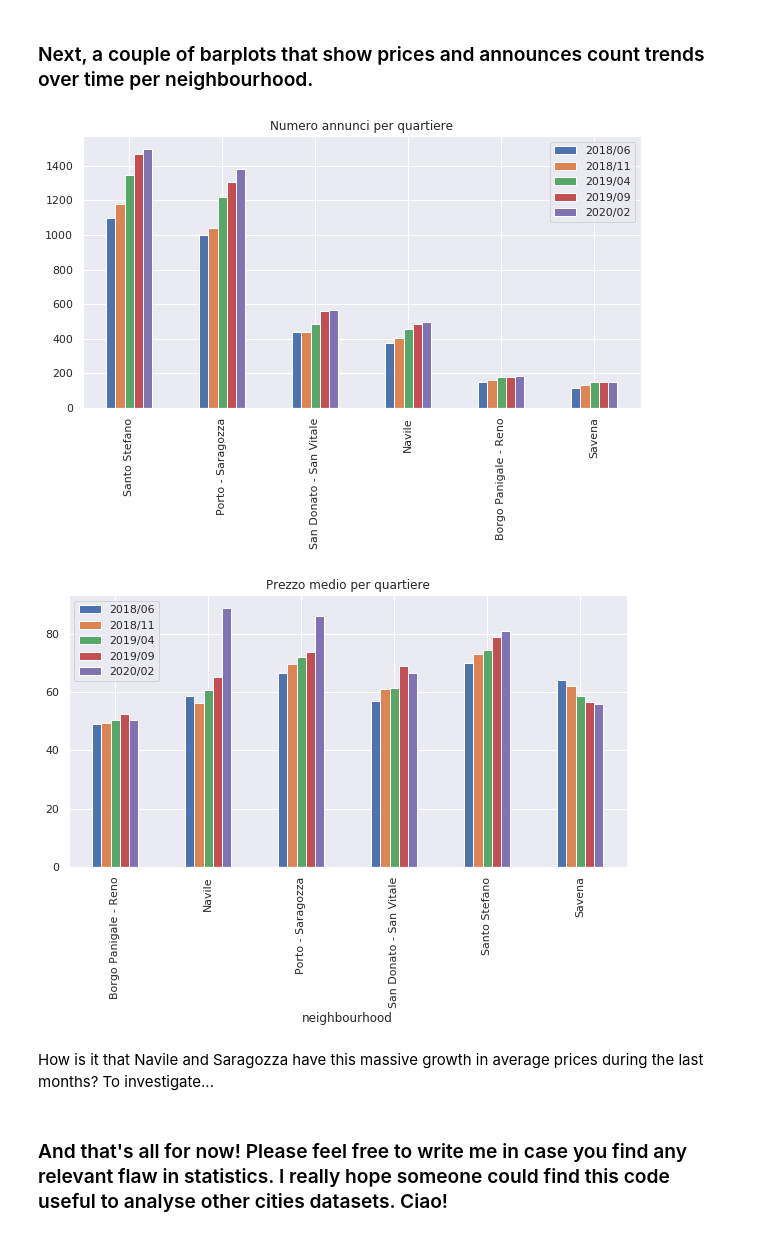
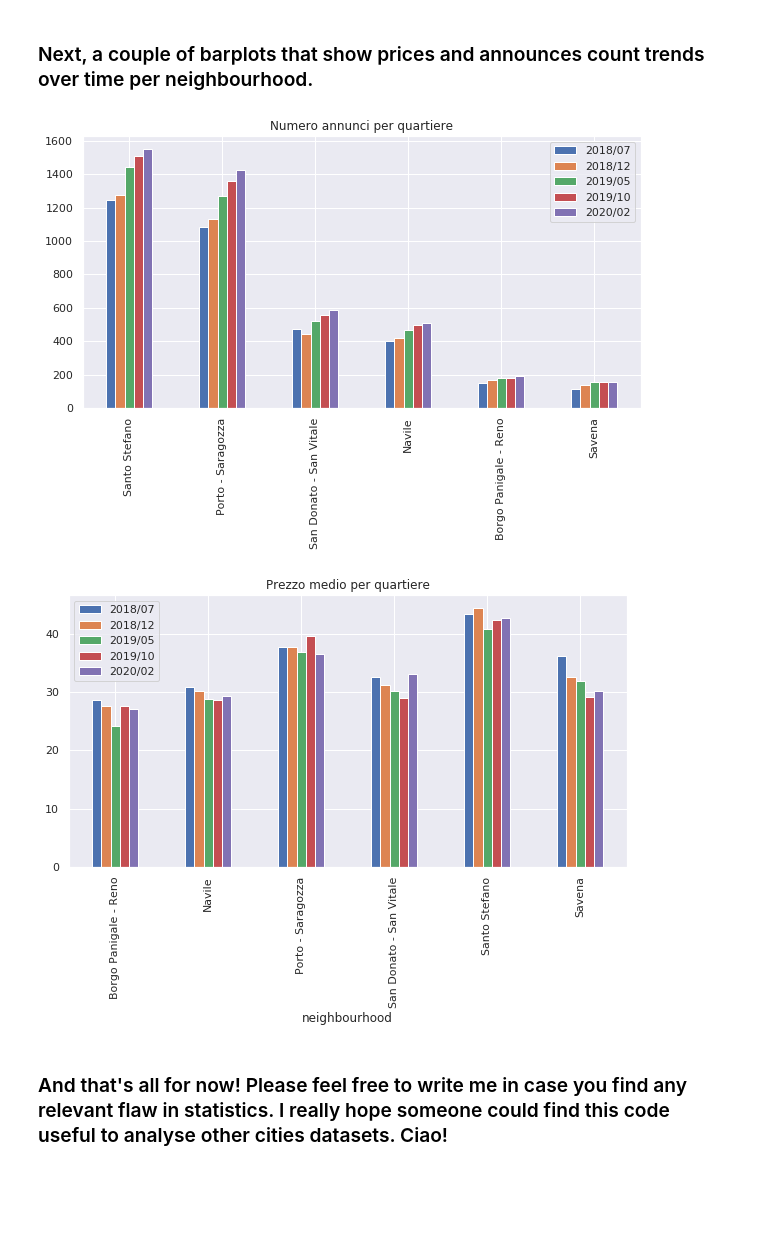
Before and after one commit to laszlo91/Inside-Airbnb-studies, a Jupyter notebook: About Airbnb in Bologna, Italy.ipynb, the cells around one changed output. Saved outputs shown, nothing was run; the diff lists cells and outputs as text; code cells hidden in the pictures; blank space fills up the shorter version.

```diff
--- a/About Airbnb in Bologna, Italy.ipynb
+++ b/About Airbnb in Bologna, Italy.ipynb
@@ -196,7 +192,8 @@ dfs[-1].sort_values(ascending=False, by=['price']).head(5)
 # %%
 def remove_outliers(period):
     x = period['price'] * period['availability_365'] / 365
-    return period[x.between(x.quantile(.0001), x.quantile(.95))]
+    period["price_pond"] = x
+    return period[x.between(x.quantile(.0001), x.quantile(.98))]
 
 dfs = [remove_outliers(i) for i in dfs]
 
@@ -269,32 +266,30 @@ scissor_2(three_val())
 # %%
 def five_val(dfs=dfs):
     median = round(len(dfs) / 2)
     second = round(round(len(dfs) / 2) / 2)
     fourth = median + second
     return [0, second, median, fourth, -1]
 
 def plotting(series, title, i=five_val(), dfs=dfs, periods=periods_2):
 
     graph_df = series[0].rename(periods[i[0]]).to_frame()\
     .join(series[1].rename(periods[i[1]]).to_frame())\
     .join(series[2].rename(periods[i[2]]).to_frame())\
     .join(series[3].rename(periods[i[3]]).to_frame())\
     .join(series[4].rename(periods[i[4]]).to_frame())
     graph_df.plot(kind='bar',figsize=(10, 5), title=title)
 
 def neigh_id_count(ils=five_val(), dfs=dfs):
     return [dfs[i]['neighbourhood'].value_counts(normalize=False) for i in ils]
 
 def neigh_average_price(ils=five_val(), dfs=dfs):
-    return [dfs[i].groupby("neighbourhood")['price'].mean() for i in ils]
+    return [dfs[i].groupby("neighbourhood")['price_pond'].mean() for i in ils]
 
 
 plotting(neigh_id_count(), "Numero annunci per quartiere")
 plotting(neigh_average_price(), "Prezzo medio per quartiere")
 # %% [output]
-[figure, old version]
+[figure, new version]
-[figure, old version]
+[figure, new version]
-# %% [markdown]
-How is it that Navile and Saragozza have this massive growth in average prices during the last months? To investigate...
 # %% [markdown]
 ### And that's all for now! Please feel free to write me in case you find any relevant flaw in statistics. I really hope someone could find this code useful to analyse other cities datasets. Ciao!
```
Also changed, not shown: parts of 7 cells of this notebook, 19 other files.
